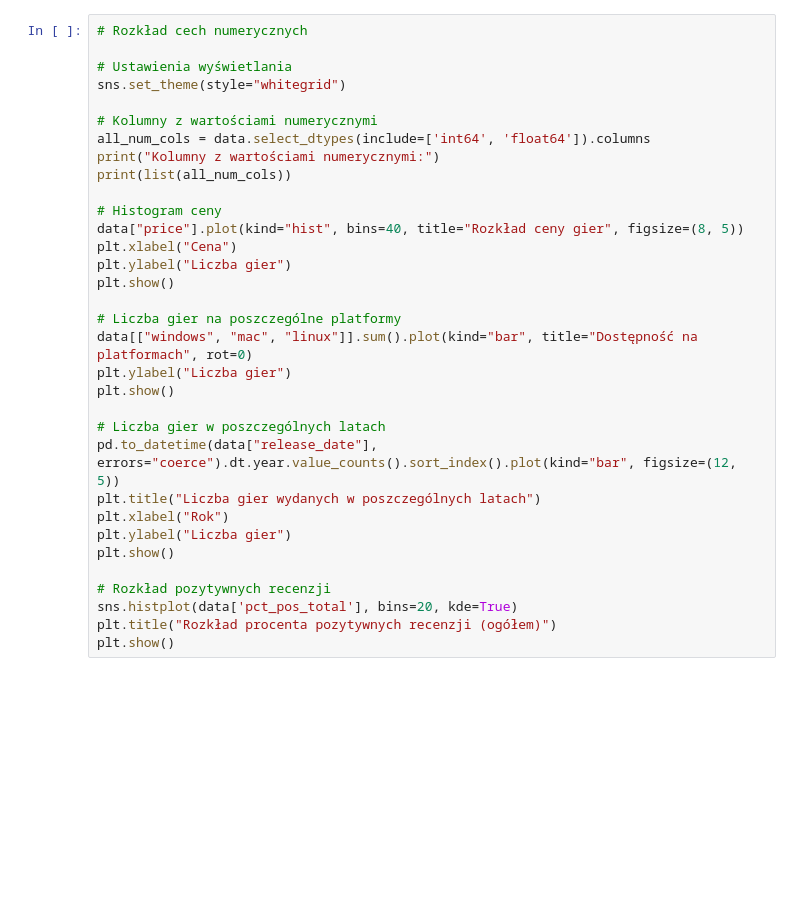
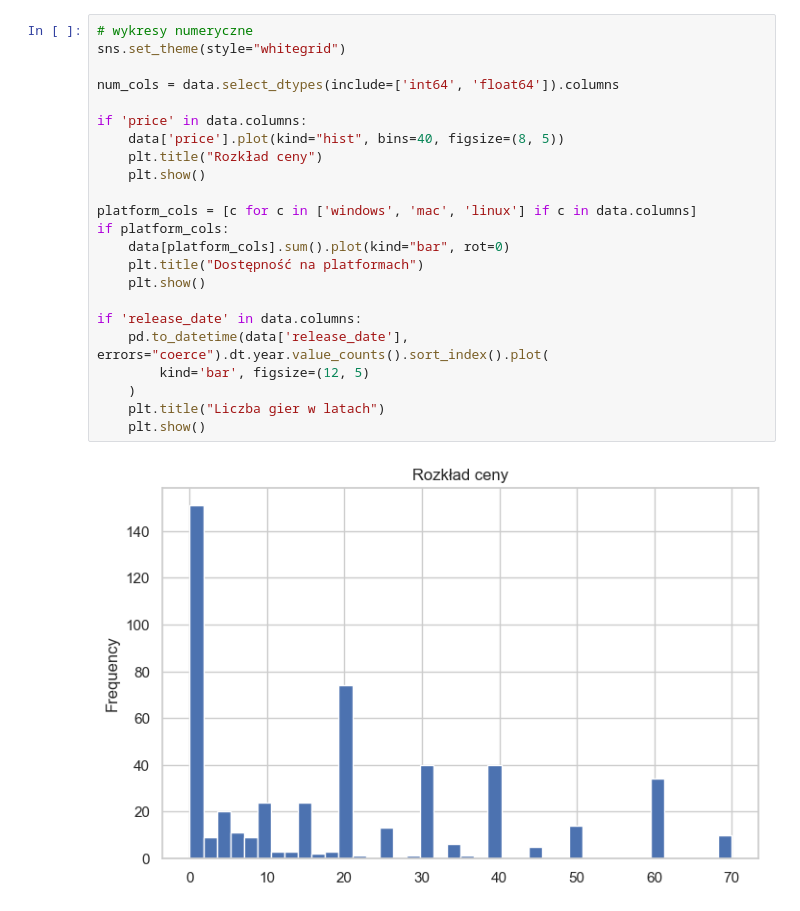
Before and after one commit to jbzurek/GameRate, a Jupyter notebook: notebooks/01_eda.ipynb, the cells around one changed output. Drawn from its saved outputs; the diff is of its cells as text; blank space fills up the shorter version.

```diff
--- a/notebooks/01_eda.ipynb
+++ b/notebooks/01_eda.ipynb
@@ -26,33 +59,25 @@ display(info)
 # %%
-# Rozkład cech numerycznych
-
-# Ustawienia wyświetlania
+# wykresy numeryczne
 sns.set_theme(style="whitegrid")
 
-# Kolumny z wartościami numerycznymi
-all_num_cols = data.select_dtypes(include=['int64', 'float64']).columns
-print("Kolumny z wartościami numerycznymi:")
-print(list(all_num_cols))
+num_cols = data.select_dtypes(include=['int64', 'float64']).columns
 
-# Histogram ceny
-data["price"].plot(kind="hist", bins=40, title="Rozkład ceny gier", figsize=(8, 5))
-plt.xlabel("Cena")
-plt.ylabel("Liczba gier")
-plt.show()
+if 'price' in data.columns:
+    data['price'].plot(kind="hist", bins=40, figsize=(8, 5))
+    plt.title("Rozkład ceny")
+    plt.show()
 
-# Liczba gier na poszczególne platformy
-data[["windows", "mac", "linux"]].sum().plot(kind="bar", title="Dostępność na platformach", rot=0)
-plt.ylabel("Liczba gier")
-plt.show()
+platform_cols = [c for c in ['windows', 'mac', 'linux'] if c in data.columns]
+if platform_cols:
+    data[platform_cols].sum().plot(kind="bar", rot=0)
+    plt.title("Dostępność na platformach")
+    plt.show()
 
-# Liczba gier w poszczególnych latach
-pd.to_datetime(data["release_date"], errors="coerce").dt.year.value_counts().sort_index().plot(kind="bar", figsize=(12, 5))
-plt.title("Liczba gier wydanych w poszczególnych latach")
-plt.xlabel("Rok")
-plt.ylabel("Liczba gier")
-plt.show()
-
-# Rozkład pozytywnych recenzji
-sns.histplot(data['pct_pos_total'], bins=20, kde=True)
-plt.title("Rozkład procenta pozytywnych recenzji (ogółem)")
-plt.show()
+if 'release_date' in data.columns:
+    pd.to_datetime(data['release_date'], errors="coerce").dt.year.value_counts().sort_index().plot(
+        kind='bar', figsize=(12, 5)
+    )
+    plt.title("Liczba gier w latach")
+    plt.show()
+# %% [output]
+[figure, added]
```
Also changed, not shown: parts of 12 cells of this notebook, 6 other files.
